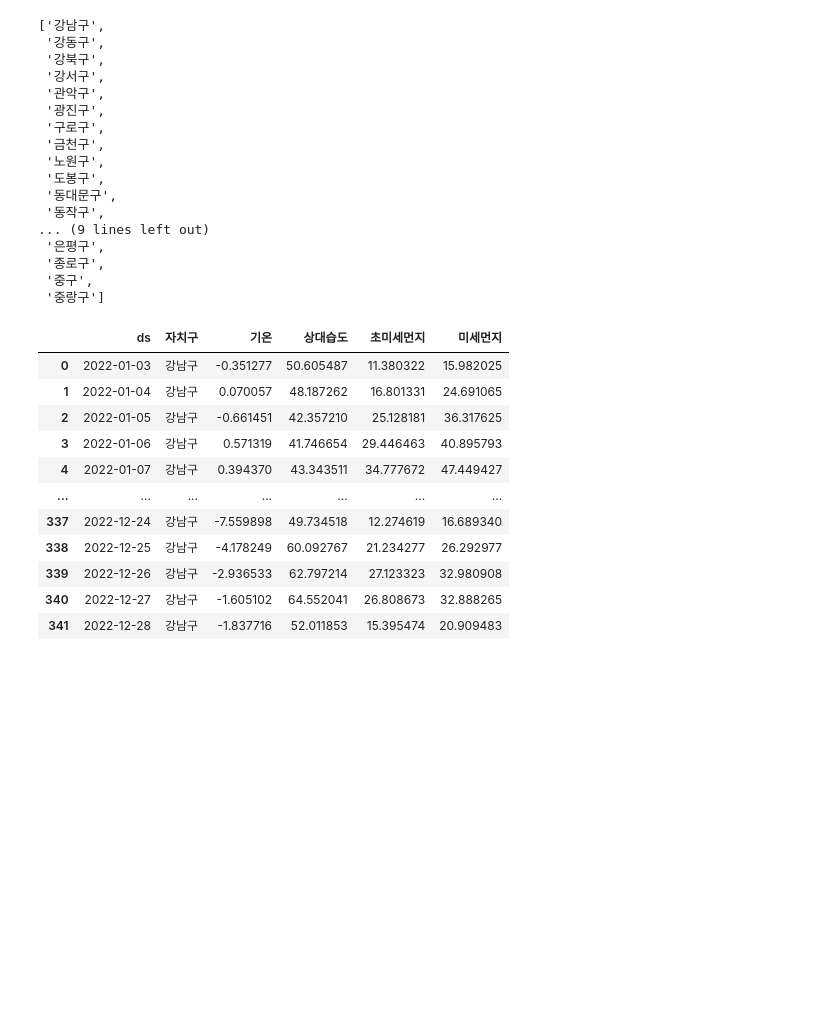
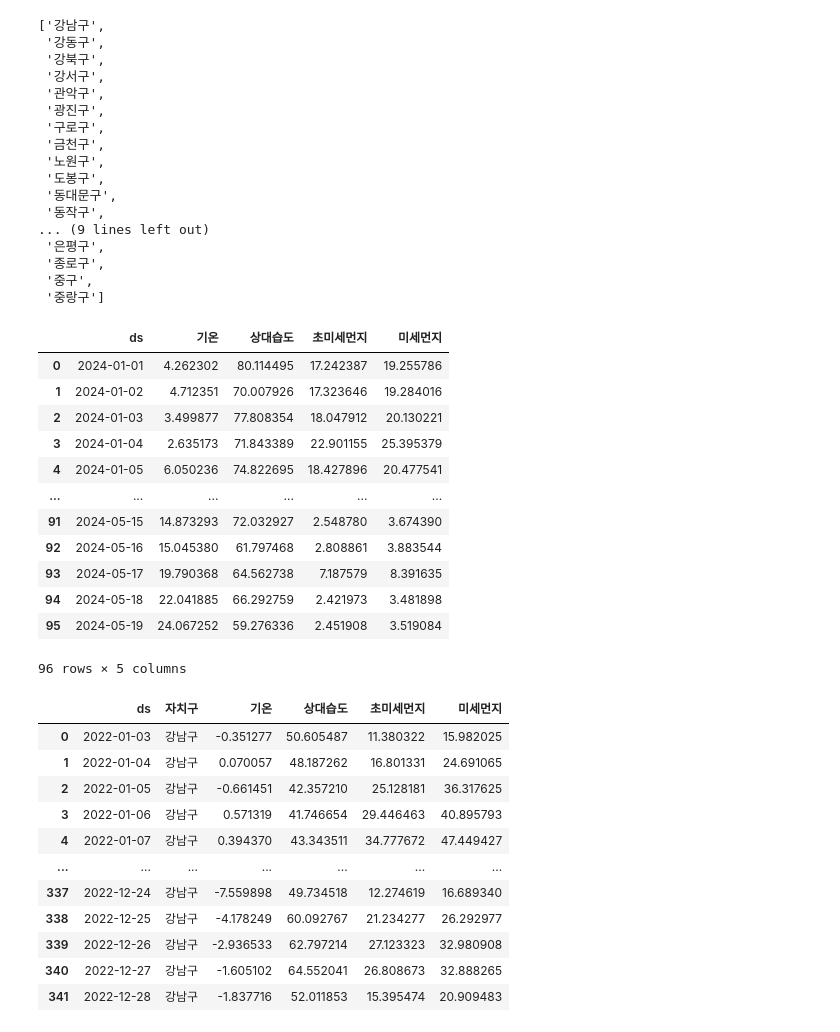
Before and after one commit to eunyoung030927/2024-Environmental-Data-Analysis-and-Utilization-Competition, a Jupyter notebook: model/preprocessing.ipynb, the cells around one changed output. Cells and saved outputs as stored; diff of their text form; code cells hidden in the pictures; blank space fills up the shorter version.

```diff
--- a/model/preprocessing.ipynb
+++ b/model/preprocessing.ipynb
@@ -1186,3 +1186,19 @@ pd.read_csv(gangnam2024)
+# %%
+def remove_outliers_iqr(df):
+    # 각 열에 대해 IQR 계산
+    Q1 = df.quantile(0.25)
+    Q3 = df.quantile(0.75)
+    IQR = Q3 - Q1
+
+    # 특이치의 범위를 벗어난 행을 제거
+    condition = ~((df < (Q1 - 1.5 * IQR)) | (df > (Q3 + 1.5 * IQR))).any(axis=1)
+    df_out = df[condition]
+    return df_out
+
+# # 특이치 제거
+# df_clean = remove_outliers_iqr(df)
+# print("\nDataFrame after removing outliers:")
+# print(df_clean)
 # %%
 goo
 # %% [output]
@@ -1208,11 +1224,47 @@ goo = [name.split('_')[1].split('.')[0] for name in sorted(os.listdir(path2022))
 
 goo2022 = dict()
 goo2023 = dict()
+goo2024 = dict()
 bothdict = dict()
 for g in goo:
     goo2022[g] = None
     goo2023[g] = None
+    goo2024[g] = None
     bothdict[g] = None
+# %%
+for g in goo:
+    filename = f'2024_{g}.csv'
+    temp = pd.read_csv(path2024+"/"+filename)#.drop('Unnamed: 0', axis=1)
+    # temp['자치구'] = g
+    # temp.rename(columns={'등록일시':'등록일자',
+    #                     '온도 평균(℃)':'기온',
+    #                     '습도 평균(%)':'상대습도',
+    #                     '초미세먼지 평균(㎍/㎥)':'초미세먼지',
+    #                     '미세먼지 평균(㎍/㎥)':'미세먼지'}, inplace=True)
+    # temp.rename(columns={'등록일자':'ds'}, inplace=True)
+    # new_order = ['ds', '자치구', '기온', '상대습도', '초미세먼지', '미세먼지']
+    # temp = temp.reindex(columns=new_order)
+    # df_clean = remove_outliers_iqr(df)
+    temp = remove_outliers_iqr(temp)
+    temp = temp.interpolate()
+    temp = temp.groupby('ds').mean().reset_index()
+    goo2024[g] = temp
+
+goo2024['강남구']
+# %% [output]
+|  | ds | 기온 | 상대습도 | 초미세먼지 | 미세먼지 |
+| 0 | 2024-01-01 | 4.262302 | 80.114495 | 17.242387 | 19.255786 |
+| 1 | 2024-01-02 | 4.712351 | 70.007926 | 17.323646 | 19.284016 |
+| 2 | 2024-01-03 | 3.499877 | 77.808354 | 18.047912 | 20.130221 |
+| 3 | 2024-01-04 | 2.635173 | 71.843389 | 22.901155 | 25.395379 |
+| 4 | 2024-01-05 | 6.050236 | 74.822695 | 18.427896 | 20.477541 |
+| ... | ... | ... | ... | ... | ... |
+| 91 | 2024-05-15 | 14.873293 | 72.032927 | 2.548780 | 3.674390 |
+| 92 | 2024-05-16 | 15.045380 | 61.797468 | 2.808861 | 3.883544 |
+| 93 | 2024-05-17 | 19.790368 | 64.562738 | 7.187579 | 8.391635 |
+| 94 | 2024-05-18 | 22.041885 | 66.292759 | 2.421973 | 3.481898 |
+| 95 | 2024-05-19 | 24.067252 | 59.276336 | 2.451908 | 3.519084 |
+96 rows × 5 columns
 # %%
 for g in goo:
     filename = f'2022_{g}.csv'
```
Also changed, not shown: parts of 5 cells of this notebook, 26 other files.
